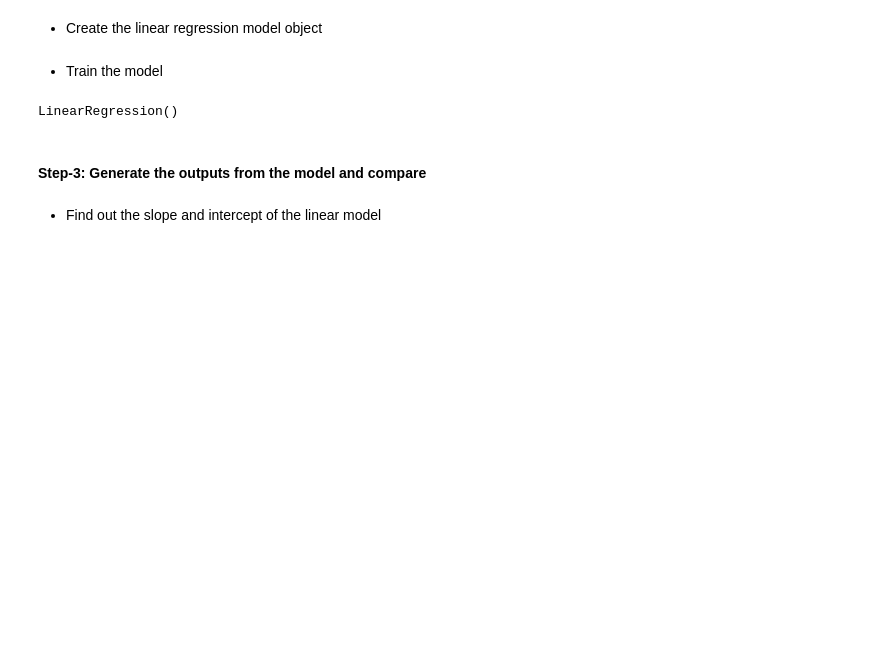
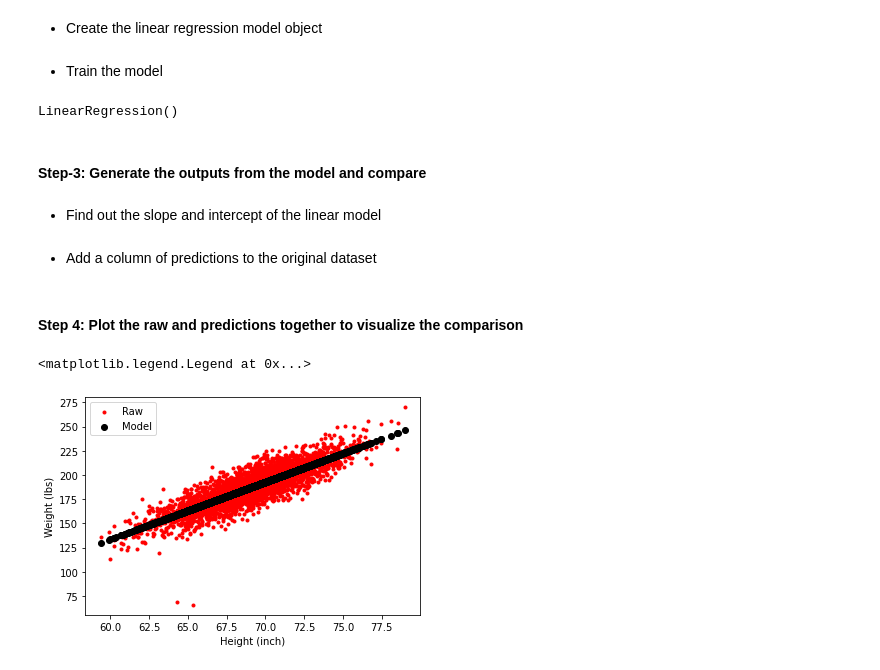
Before and after one commit to lalit13roy/ML, a Jupyter notebook: linear_regression.ipynb, the cells around one changed output. Saved outputs shown, nothing was run; the diff lists cells and outputs as text; code cells hidden in the pictures; blank space fills up the shorter version.

```diff
--- a/linear_regression.ipynb
+++ b/linear_regression.ipynb
@@ -65,3 +65,25 @@ m = reg_model.coef_
 
 # intercept
 c = reg_model.intercept_
+# %% [markdown]
+* Add a column of predictions to the original dataset
+# %%
+df['Weight_predicted'] = reg_model.predict(x)
+# %% [markdown]
+#### Step 4: Plot the raw and predictions together to visualize the comparison
+# %%
+# set axis titles
+plt.xlabel('Height (inch)')
+plt.ylabel('Weight (lbs)')
+
+# plot raw data
+plt.scatter(x,y,color='red',marker='.', label='Raw')
+
+# plot predictions
+plt.scatter(x, df['Weight_predicted'],color='black', label='Model')
+
+# display legends
+plt.legend()
+# %% [output]
+<matplotlib.legend.Legend at 0x...>
+[figure, added]
```
